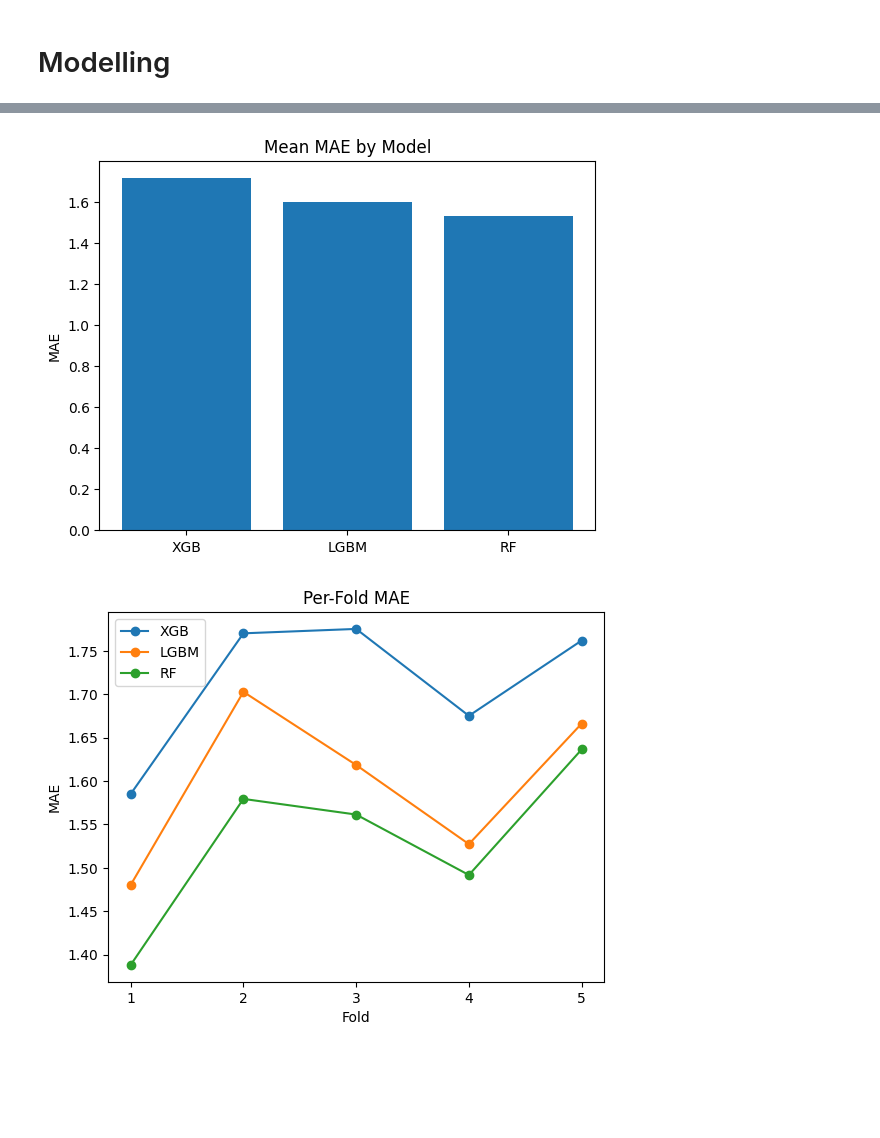
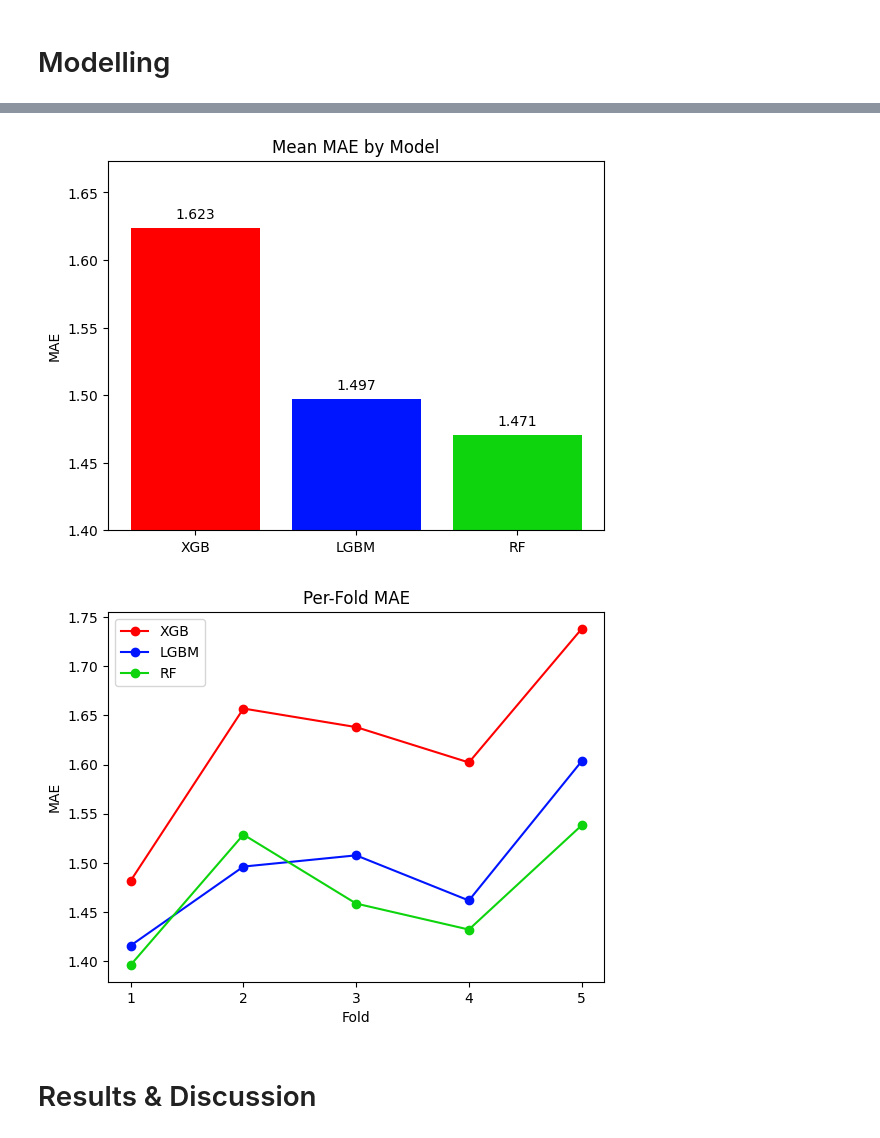
Before and after one commit to davidwendachen/Forecasting-NBA-Player-Performance, a Jupyter notebook: NBA_Player_Performance_Prediction_Final.ipynb, the cells around one changed output, grey strips where cells are left out. Cells and saved outputs as stored; diff of their text form; code cells hidden in the pictures; blank space fills up the shorter version.

```diff
--- a/NBA_Player_Performance_Prediction_Final.ipynb
+++ b/NBA_Player_Performance_Prediction_Final.ipynb
@@ -26,8 +36,9 @@ advanced_stats_df = pd.read_csv("advanced_stats.csv")
 # %%
+target = "BPM_next"
 base_cols = ['Player','Age','Season','BPM','PTS','MP', 'G','FGA','FG%','3PA','3P%','FT','FTA','TS%','ORB','DRB','TRB',
              'AST','STL','BLK','TOV','PER','FTr','3PAr','USG%','WS/48','VORP','PPM','eFG%']
-min_minutes = 5     # Filter out seasons where players don't play significant minutes
-min_games = 15      # Filter out seasons where players don't play in significant number of games
+min_minutes = 10    # Filter out seasons where players don't play significant minutes
+min_games = 20      # Filter out seasons where players don't play in significant number of games
 lags = (1,2,3)      # Creates copies of stats shifted back by x number of seasons
 rolls = (2,3)       # Creates rolling averages over the last x number of seasons
 ewm_halflife = 3    # Exponentially weighted means, with a half life of 3. (Season from 2020-2021 carries half the weight as 2023-2024)
@@ -338,5 +347,5 @@ Baseline (last season BPM): 2.1086889775867363
 # %%
 # XGB Regressor
-xgb = XGBRegressor(n_estimators=300, max_depth=4, subsample=0.8, colsample_bytree=0.8, tree_method="hist", n_jobs=1, random_state=123)
+xgb = XGBRegressor(n_estimators=300, max_depth=4, subsample=0.8, colsample_bytree=0.8, tree_method="hist", n_jobs=-1, random_state=123)
 xgb_sel, xgb_mae, xgb_folds = run_model(played, "XGB", xgb, target=target, max_features=10, k=5)
 # %% [output]
@@ -344,5 +353,5 @@ XGB XGBRegressor: MAE=1.714 | folds=[1.585 1.77  1.775 1.675 1.762] | feats=10
 # %%
 # Light GBM Regressor
-lgbm = LGBMRegressor(n_estimators=500, learning_rate=0.05, num_leaves=31, subsample=0.8, colsample_bytree=0.8, random_state=123, verbose=-1)
+lgbm = LGBMRegressor(n_estimators=100, learning_rate=0.1, num_leaves=31, subsample=0.8, colsample_bytree=0.8, random_state=123, verbose=-1)
 lgbm_sel, lgbm_mae, lgbm_folds = run_model(played, "LGBM", lgbm, target=target, max_features=10, k=5)
 # %% [output]
@@ -350,5 +359,5 @@ LGBM LGBMRegressor: MAE=1.599 | folds=[1.48  1.703 1.619 1.527 1.666] | feats=10
 # %%
 # Random Forest Regressor
-rf = RandomForestRegressor(n_estimators=200, max_depth=12, min_samples_leaf=3, max_features="sqrt", n_jobs=1, random_state=123)
+rf = RandomForestRegressor(n_estimators=100, max_depth=12, min_samples_leaf=3, max_features="sqrt", n_jobs=-1, random_state=123)
 rf_sel, rf_mae, rf_folds = run_model(played, "RF", rf, target=target, max_features=10, k=5)
 # %% [output]
@@ -365,25 +397,32 @@ RF features (used): ['hist_BPM', 'hist_FTA', 'hist_DRB', 'hist_WS/48', 'hist_VOR
 # %%
 model_names = ["XGB", "LGBM", "RF"]
 mean_mae = [xgb_mae, lgbm_mae, rf_mae]
 folds = [xgb_folds, lgbm_folds, rf_folds]
 
 # Bar chart
-plt.figure()
-plt.bar(model_names, mean_mae)
-plt.title("Mean MAE by Model")
-plt.ylabel("MAE")
+fig, ax = plt.subplots()
+bars = ax.bar(model_names, mean_mae, color=["#ff0000", "#0015ff", "#0dd40d"])
+ax.set_ylim(1.4, max(mean_mae) + 0.05)
+ax.set_title("Mean MAE by Model")
+ax.set_ylabel("MAE")
+for bar, val in zip(bars, mean_mae):
+    ax.text(bar.get_x() + bar.get_width()/2, bar.get_height() + 0.005,
+            f"{val:.3f}", ha="center", va="bottom", fontsize=10)
 plt.show()
 
 # Line plot
+colors = ["#ff0000", "#0015ff", "#0dd40d"]
 plt.figure()
-for name, f in zip(model_names, folds):
-    plt.plot(range(1, len(f)+1), f, marker='o', label=name)
+for name, f, color in zip(model_names, folds, colors):
+    plt.plot(range(1, len(f)+1), f, marker='o', label=name, color=color)
 plt.title("Per-Fold MAE")
 plt.xlabel("Fold")
 plt.ylabel("MAE")
 plt.xticks(range(1, len(folds[0])+1))
 plt.legend()
 plt.show()
 # %% [output]
-[figure, old version]
+[figure, new version]
-[figure, old version]
+[figure, new version]
+# %% [markdown]
+# Results & Discussion
```
Also changed, not shown: parts of 25 cells of this notebook.
